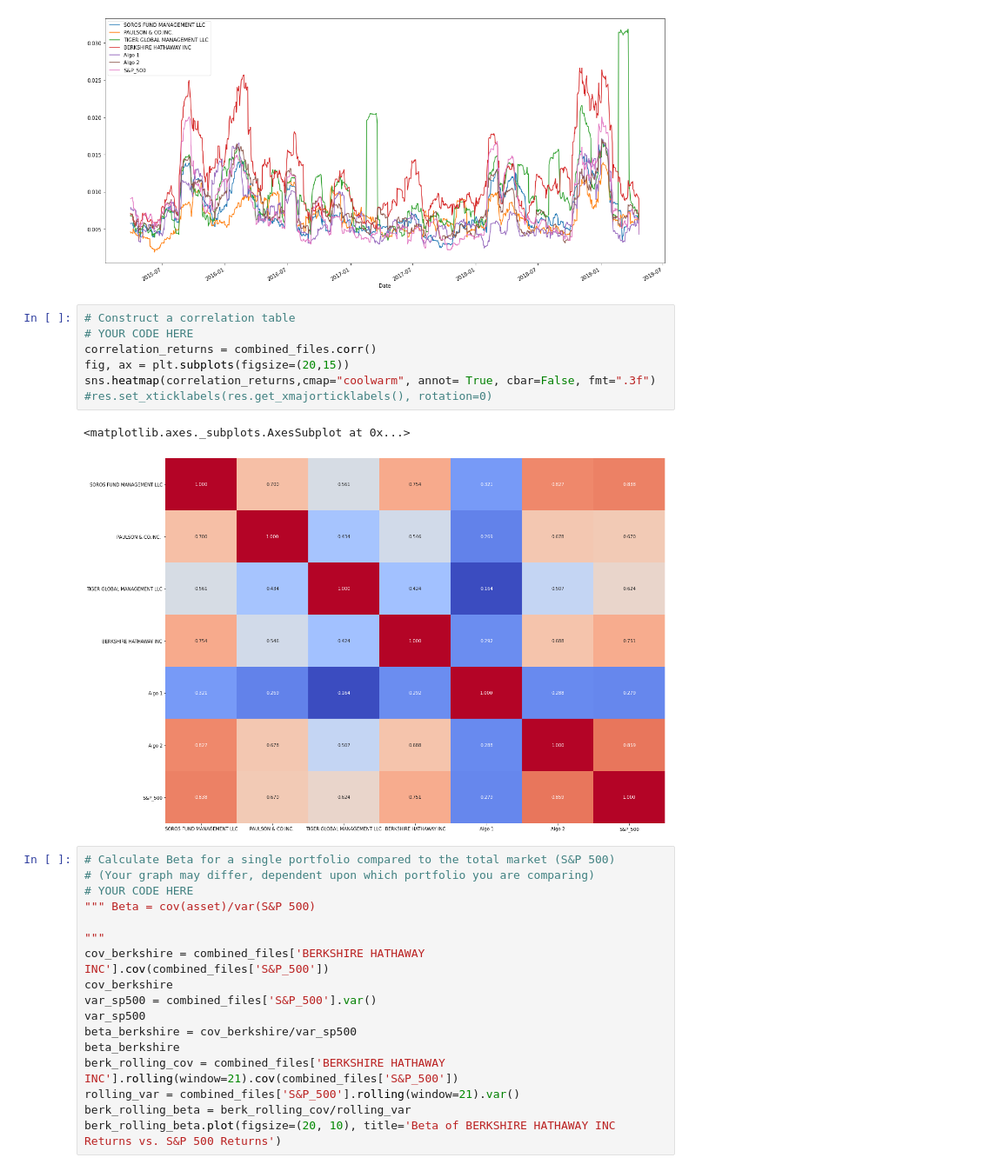
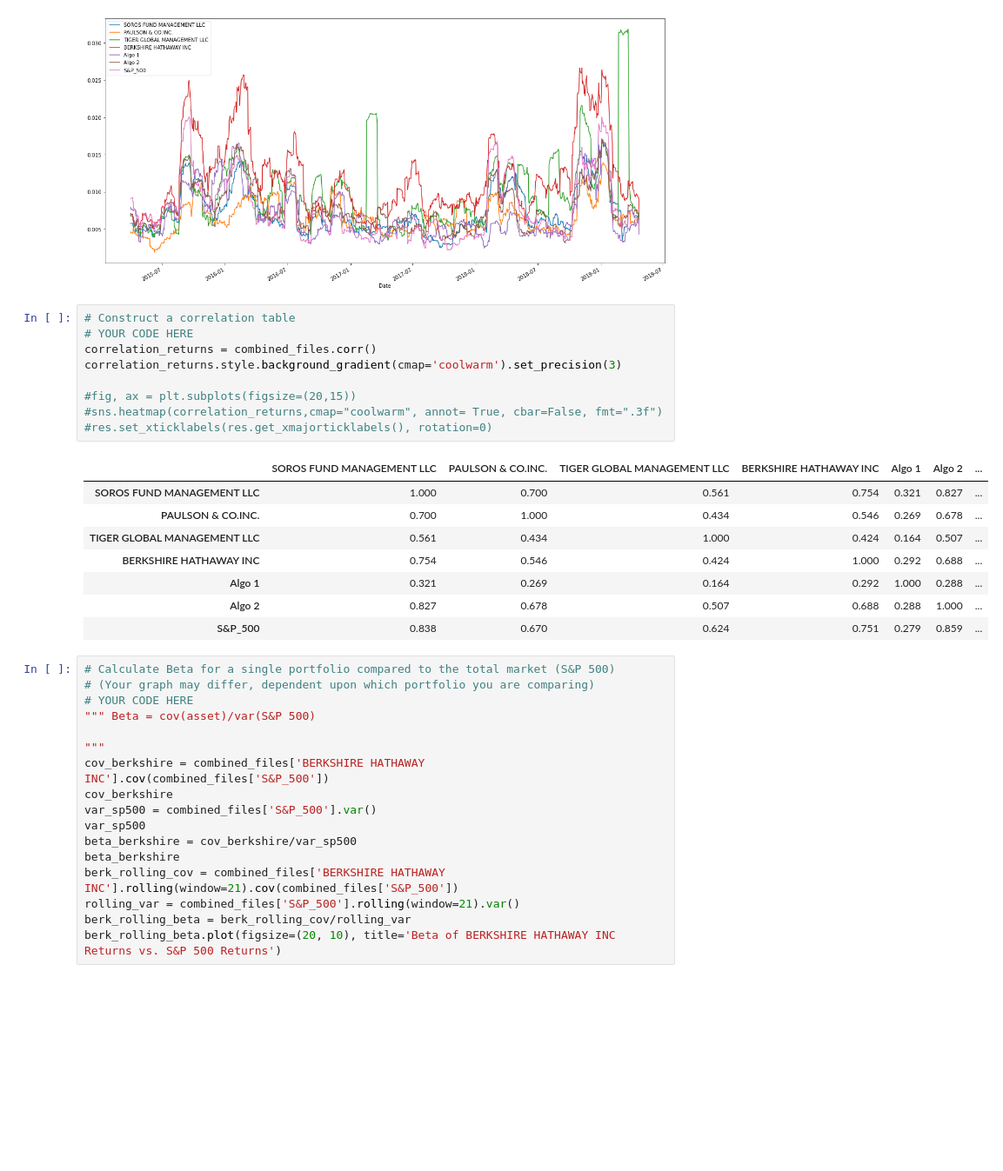
Before and after one commit to CacheKatch/quant_stats_portfolio, a Jupyter notebook: whale_analysis.ipynb, the cells around one changed output. Shown at 87% size. Saved outputs shown, nothing was run; the diff lists cells and outputs as text; blank space fills up the shorter version.

```diff
--- a/whale_analysis.ipynb
+++ b/whale_analysis.ipynb
@@ -343,13 +355,21 @@ ax = rolled_file.plot(figsize=(20,10))
 # %%
 # Construct a correlation table
 # YOUR CODE HERE
 correlation_returns = combined_files.corr()
-fig, ax = plt.subplots(figsize=(20,15))
-sns.heatmap(correlation_returns,cmap="coolwarm", annot= True, cbar=False, fmt=".3f")
+correlation_returns.style.background_gradient(cmap='coolwarm').set_precision(3)
+
+#fig, ax = plt.subplots(figsize=(20,15))
+#sns.heatmap(correlation_returns,cmap="coolwarm", annot= True, cbar=False, fmt=".3f")
 #res.set_xticklabels(res.get_xmajorticklabels(), rotation=0)
 # %% [output]
-<matplotlib.axes._subplots.AxesSubplot at 0x...>
-[figure, removed]
+|  | SOROS FUND MANAGEMENT LLC | PAULSON & CO.INC. | TIGER GLOBAL MANAGEMENT LLC | BERKSHIRE HATHAWAY INC | Algo 1 | Algo 2 | ... |
+| SOROS FUND MANAGEMENT LLC | 1.000 | 0.700 | 0.561 | 0.754 | 0.321 | 0.827 | ... |
+| PAULSON & CO.INC. | 0.700 | 1.000 | 0.434 | 0.546 | 0.269 | 0.678 | ... |
+| TIGER GLOBAL MANAGEMENT LLC | 0.561 | 0.434 | 1.000 | 0.424 | 0.164 | 0.507 | ... |
+| BERKSHIRE HATHAWAY INC | 0.754 | 0.546 | 0.424 | 1.000 | 0.292 | 0.688 | ... |
+| Algo 1 | 0.321 | 0.269 | 0.164 | 0.292 | 1.000 | 0.288 | ... |
+| Algo 2 | 0.827 | 0.678 | 0.507 | 0.688 | 0.288 | 1.000 | ... |
+| S&P_500 | 0.838 | 0.670 | 0.624 | 0.751 | 0.279 | 0.859 | ... |
 # %%
 # Calculate Beta for a single portfolio compared to the total market (S&P 500)
 # (Your graph may differ, dependent upon which portfolio you are comparing)
```
Also changed, not shown: parts of 3 cells of this notebook.
